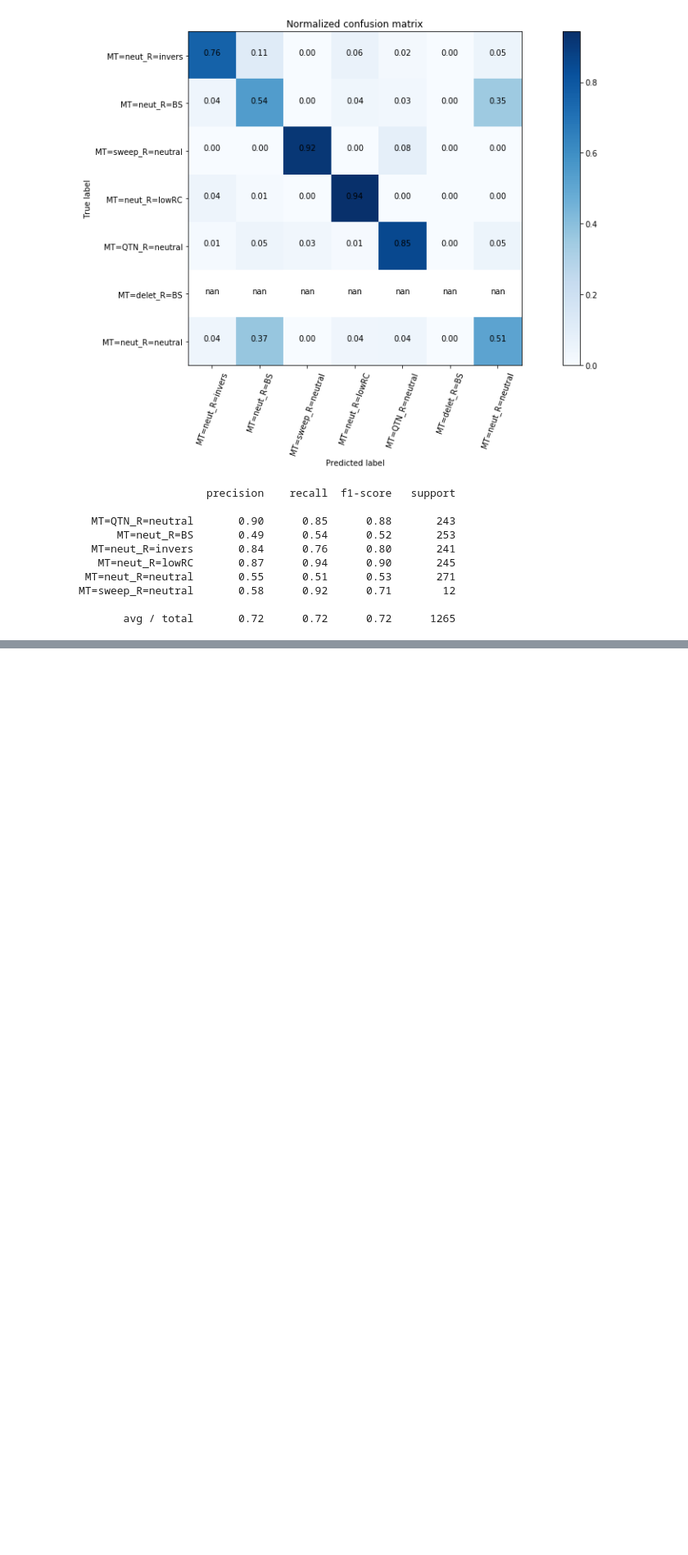
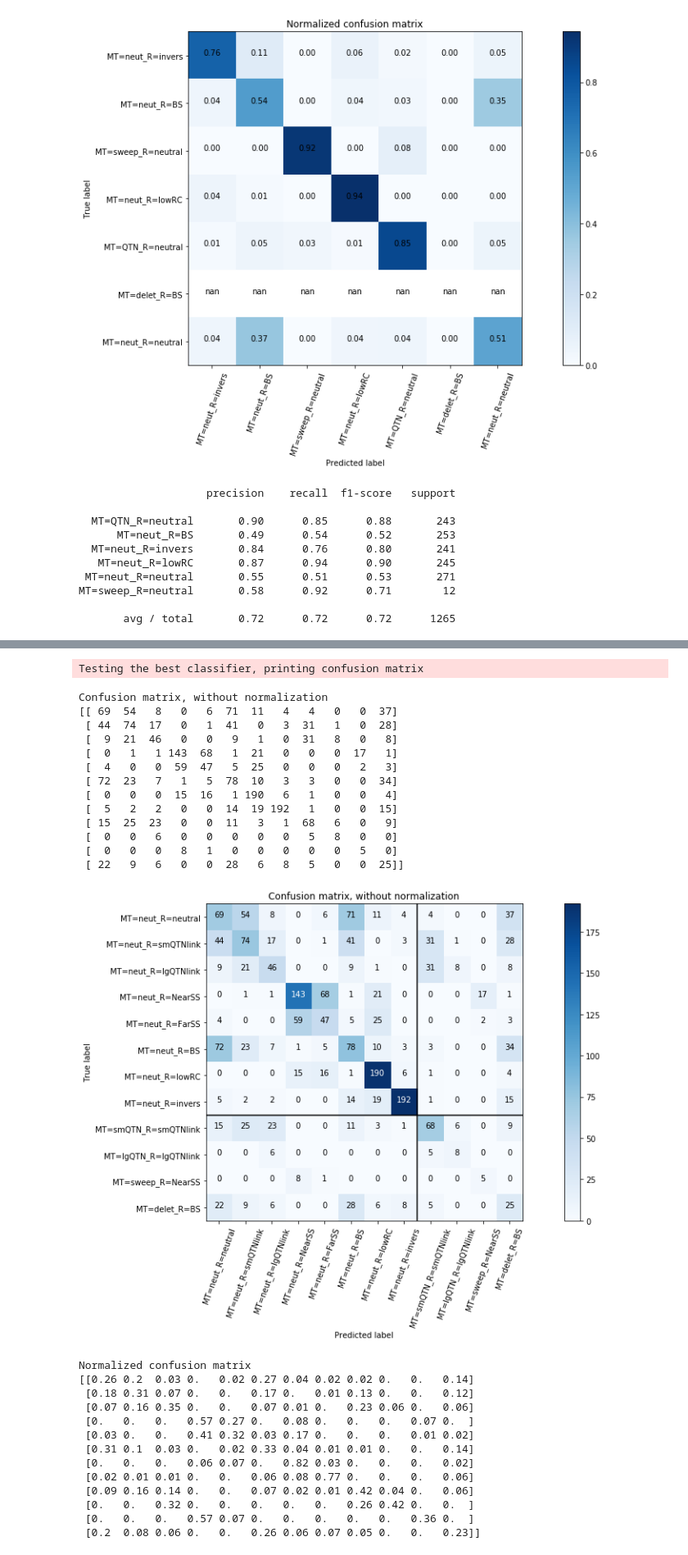
Before and after one commit to TestTheTests/TTT_RecombinationGenomeScans, a Jupyter notebook: ml_project/test_classifier.ipynb, the cells around one changed output, grey strips where cells are left out. Shown at 82% size. Cells and saved outputs as stored; diff of their text form; code cells hidden in the pictures; blank space fills up the shorter version.

```diff
--- a/ml_project/test_classifier.ipynb
+++ b/ml_project/test_classifier.ipynb
@@ -359,0 +495,31 @@ MT=sweep_R=neutral       0.58      0.92      0.71        12
+# %%
+plotReportForComparison("QTNdistinct.p")
+# %% [output]
+Testing the best classifier, printing confusion matrix
+Confusion matrix, without normalization
+[[ 69  54   8   0   6  71  11   4   4   0   0  37]
+ [ 44  74  17   0   1  41   0   3  31   1   0  28]
+ [  9  21  46   0   0   9   1   0  31   8   0   8]
+ [  0   1   1 143  68   1  21   0   0   0  17   1]
+ [  4   0   0  59  47   5  25   0   0   0   2   3]
+ [ 72  23   7   1   5  78  10   3   3   0   0  34]
+ [  0   0   0  15  16   1 190   6   1   0   0   4]
+ [  5   2   2   0   0  14  19 192   1   0   0  15]
+ [ 15  25  23   0   0  11   3   1  68   6   0   9]
+ [  0   0   6   0   0   0   0   0   5   8   0   0]
+ [  0   0   0   8   1   0   0   0   0   0   5   0]
+ [ 22   9   6   0   0  28   6   8   5   0   0  25]]
+[figure, added]
+Normalized confusion matrix
+[[0.26 0.2  0.03 0.   0.02 0.27 0.04 0.02 0.02 0.   0.   0.14]
+ [0.18 0.31 0.07 0.   0.   0.17 0.   0.01 0.13 0.   0.   0.12]
+ [0.07 0.16 0.35 0.   0.   0.07 0.01 0.   0.23 0.06 0.   0.06]
+ [0.   0.   0.   0.57 0.27 0.   0.08 0.   0.   0.   0.07 0.  ]
+ [0.03 0.   0.   0.41 0.32 0.03 0.17 0.   0.   0.   0.01 0.02]
+ [0.31 0.1  0.03 0.   0.02 0.33 0.04 0.01 0.01 0.   0.   0.14]
+ [0.   0.   0.   0.06 0.07 0.   0.82 0.03 0.   0.   0.   0.02]
+ [0.02 0.01 0.01 0.   0.   0.06 0.08 0.77 0.   0.   0.   0.06]
+ [0.09 0.16 0.14 0.   0.   0.07 0.02 0.01 0.42 0.04 0.   0.06]
+ [0.   0.   0.32 0.   0.   0.   0.   0.   0.26 0.42 0.   0.  ]
+ [0.   0.   0.   0.57 0.07 0.   0.   0.   0.   0.   0.36 0.  ]
+ [0.2  0.08 0.06 0.   0.   0.26 0.06 0.07 0.05 0.   0.   0.23]]
```
Also changed, not shown: parts of 9 cells of this notebook, 39 other files.
